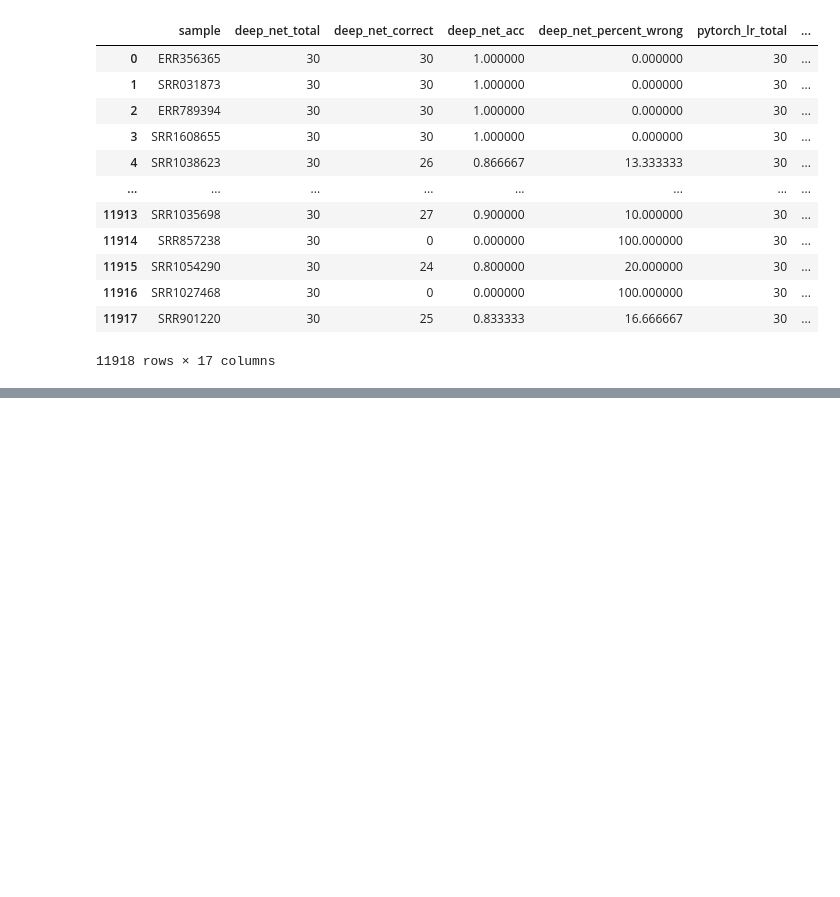
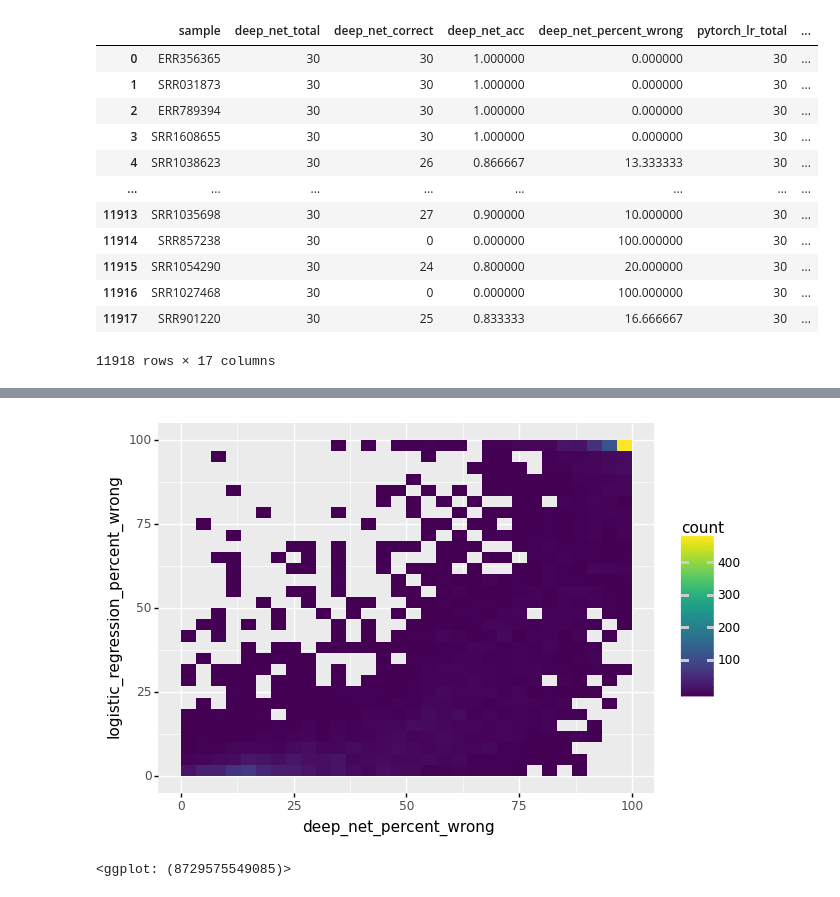
Before and after one commit to greenelab/linear_signal, a Jupyter notebook: notebook/analysis/visualize_errors.ipynb, the cells around one changed output, grey strips where cells are left out. Cells and saved outputs as stored; diff of their text form; code cells hidden in the pictures; blank space fills up the shorter version.

Commit message:
Added histograms and UMAP viz

```diff
--- a/notebook/analysis/visualize_errors.ipynb
+++ b/notebook/analysis/visualize_errors.ipynb
@@ -231,3 +232,10 @@ plot
+# %%
+plot = ggplot(acc_df, aes(x='deep_net_percent_wrong', y='logistic_regression_percent_wrong'))
+plot += geom_bin2d()
+plot
+# %% [output]
+[figure, added]
+<ggplot: (8729575549085)>
 # %%
 # Collect all samples misclassified by all models in every case
 hard_samples = []
```
Also changed, not shown: parts of 32 cells of this notebook.
